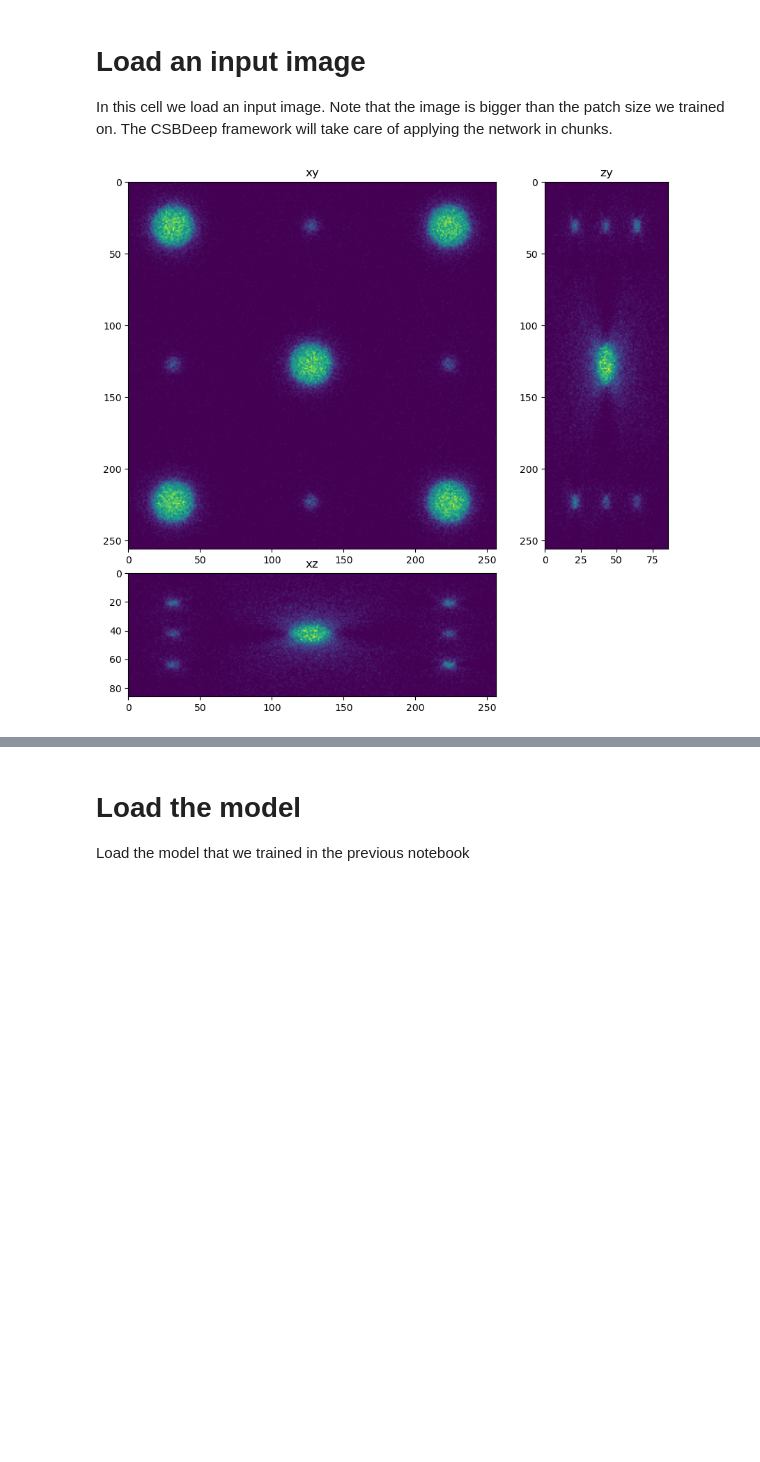
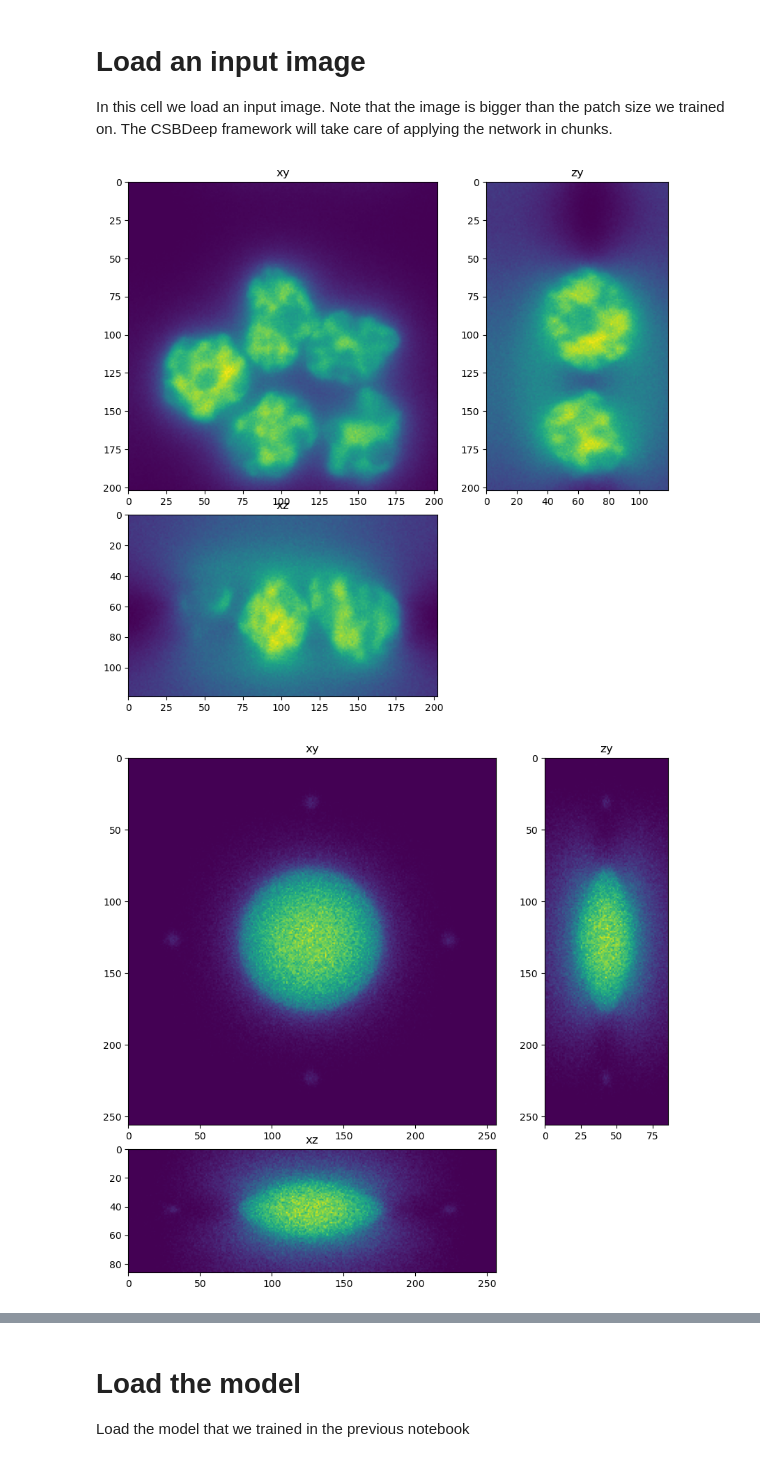
Before and after one commit to True-North-Intelligent-Algorithms/deconvolution-gpu-dl-course, a Jupyter notebook: docs/30_deep_learning/28_restore_care.ipynb, the cells around one changed output, grey strips where cells are left out. Cells and saved outputs as stored; diff of their text form; code cells hidden in the pictures; blank space fills up the shorter version.

```diff
--- a/docs/30_deep_learning/28_restore_care.ipynb
+++ b/docs/30_deep_learning/28_restore_care.ipynb
@@ -18,10 +18,3 @@ stackview available
 # Load an input image
 
 In this cell we load an input image.  Note that the image is bigger than the patch size we trained on.  The CSBDeep framework will take care of applying the network in chunks.
-# %%
-
-#input = imread('../../data/deconvolution/nuclei4_out_c90_dr10_image.tif')
-input = imread('../../data/deconvolution/simulation/im_no_aberration_3.tif')
-dh.show_xyz_slice(input, 'tnia')
-# %% [output]
-[figure, removed]
@@ -31,0 +21,17 @@ normalized = (input.astype('float32')-nmin) / (nmax - nmin)
+# %%
+input_names = [r'../../data/deep learning testing/inputs/nuclei.tif',
+              r'../../data/deep learning testing/inputs/spheres1.tif',
+              r'../../data/deep learning testing/inputs/spheres2.tif',
+              r'../../data/deep learning testing/inputs/spheres3.tif']
+inputs=[]
+
+for input_name in input_names:
+    input = imread(input_name)
+    nmin=input.min()
+    nmax=input.max()
+    input = (input.astype('float32')-nmin) / (nmax - nmin)
+    inputs.append(input)
+    dh.show_xyz_slice(input, 'tnia')
+# %% [output]
+[figure, added]
+[figure, added]
```
Also changed, not shown: parts of 6 cells of this notebook, 39 other files.
